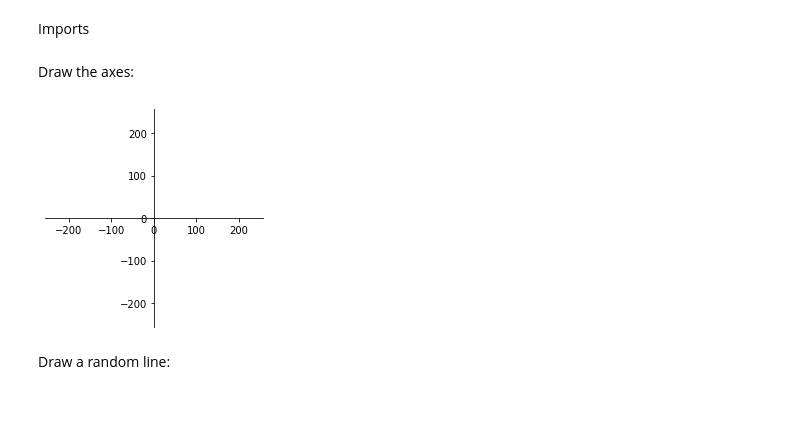
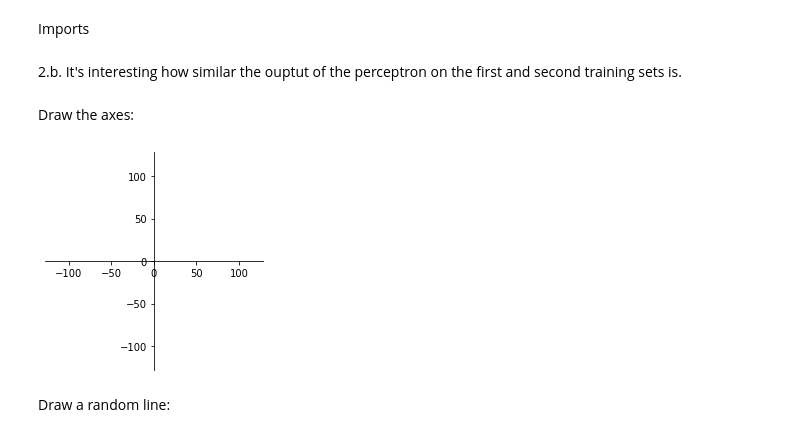
Before and after one commit to mattany/IML, a Jupyter notebook: problem_set_11.ipynb, the cells around one changed output. Cells and saved outputs as stored; diff of their text form; code cells hidden in the pictures; blank space fills up the shorter version.

```diff
--- a/problem_set_11.ipynb
+++ b/problem_set_11.ipynb
@@ -8,29 +8,29 @@ import matplotlib.pyplot as plt
 
 
 np.random.seed(0)
+# %% [markdown]
+2.b. It's interesting how similar the ouptut of the perceptron on the first and second training sets is.
 # %% [markdown]
 Draw the axes:
 # %%
-pos_dist_size = 256
-
+pos_dist_size = 2**7
 def plot_axes():
     fig = plt.figure()
     ax = fig.add_subplot(1, 1, 1)
     plt.xlim(-pos_dist_size, pos_dist_size)
     plt.ylim(-pos_dist_size, pos_dist_size)
     plt.gca().set_aspect('equal', adjustable='box')
 
     # Move left y-axis and bottim x-axis to centre, passing through (0,0)
     ax.spines['left'].set_position('zero')
     ax.spines['bottom'].set_position('zero')
 
     # Eliminate upper and right axes
     ax.spines['right'].set_color('none')
     ax.spines['top'].set_color('none')
-
 plot_axes()
 # %% [output]
-[figure, old version]
+[figure, new version]
 # %% [markdown]
 Draw a random line:
 # %%
```
Also changed, not shown: parts of 20 cells of this notebook.
